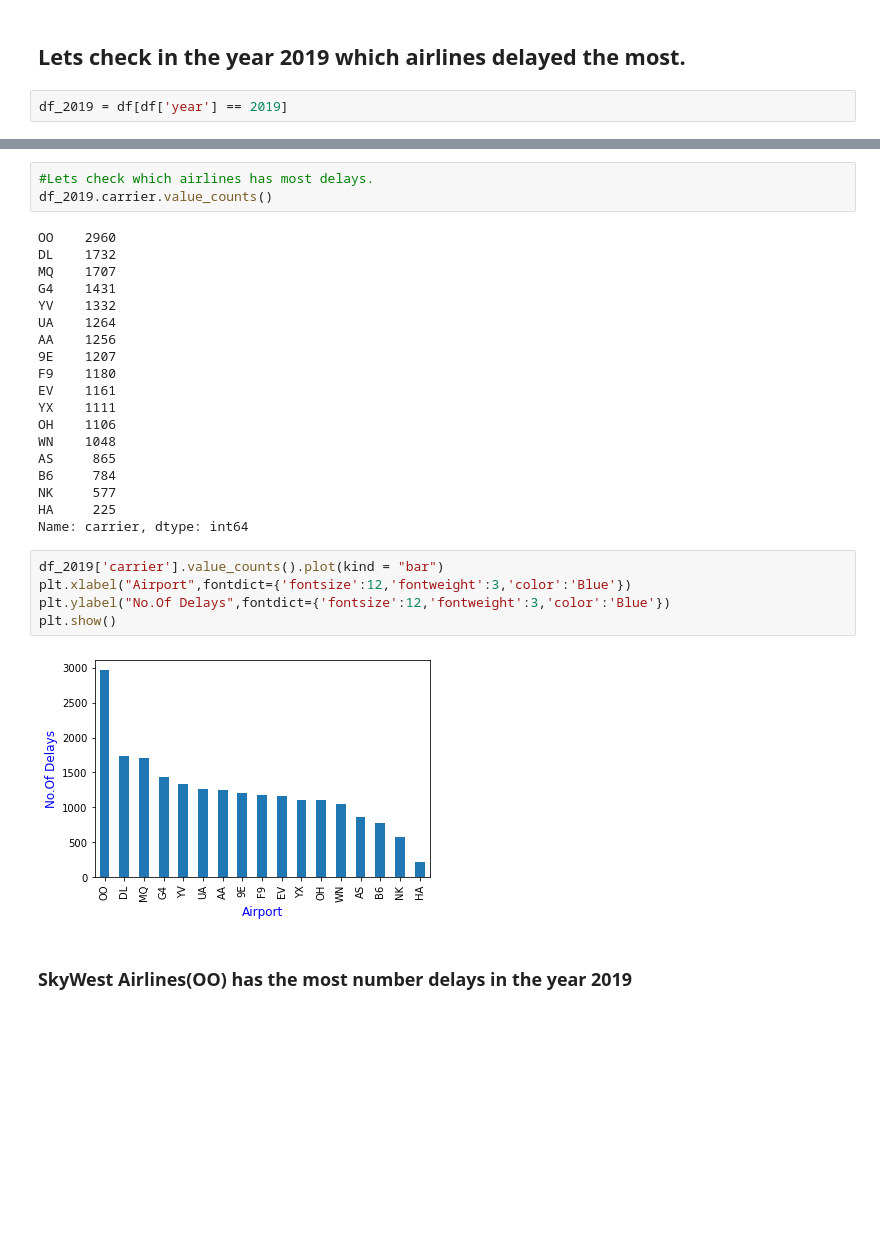
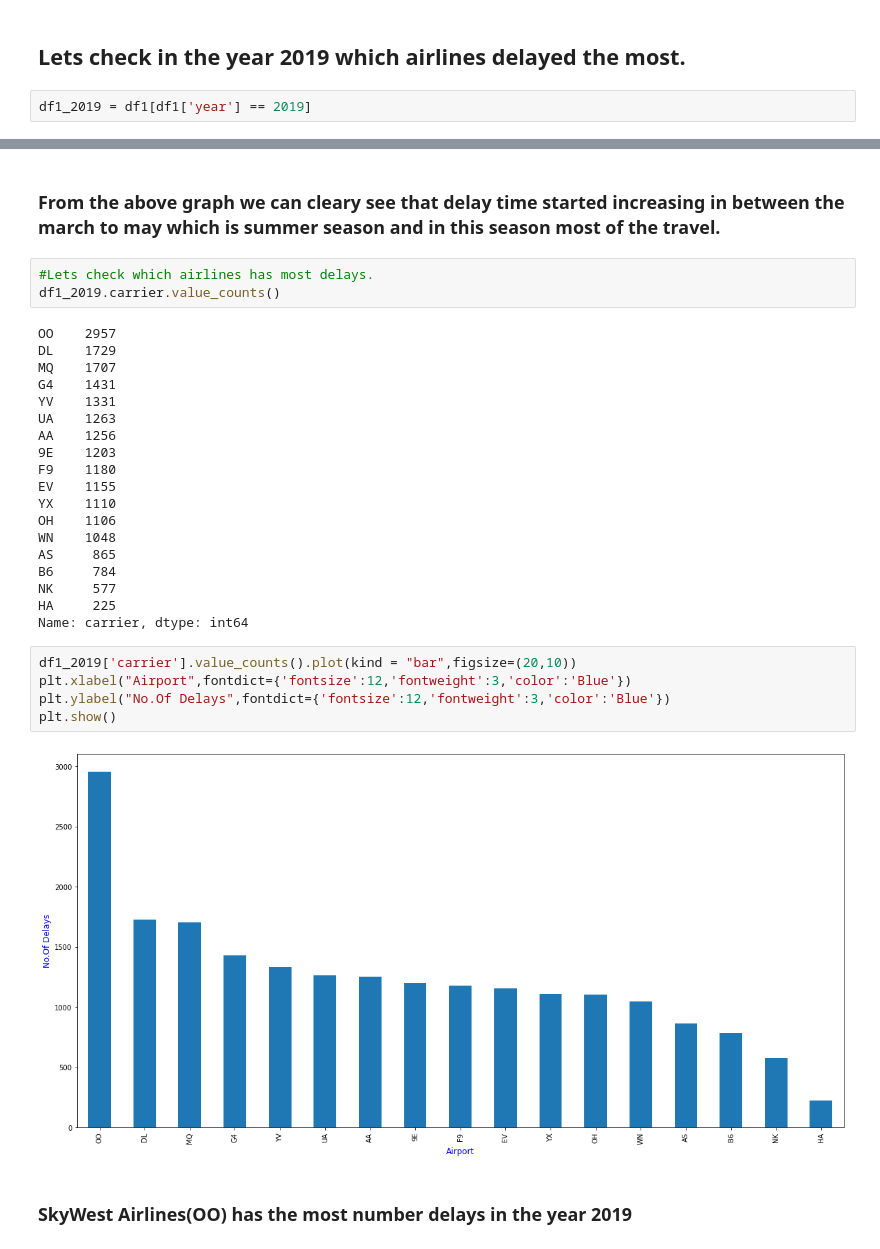
Before and after one commit to KunduruJayasimhareddy/USA-Airlines-Delay-Cause, a Jupyter notebook: EDA PROJECT.ipynb, the cells around one changed output, grey strips where cells are left out. Drawn from its saved outputs; the diff is of its cells as text; blank space fills up the shorter version.

```diff
--- a/EDA PROJECT.ipynb
+++ b/EDA PROJECT.ipynb
@@ -271,5 +305,5 @@ plt.show()
 # %% [markdown]
 ## Lets check in the year 2019 which airlines delayed the most.
 # %%
-df_2019 = df[df['year'] == 2019]
+df1_2019 = df1[df1['year'] == 2019]
 # %%
@@ -287,18 +319,20 @@ df_2019.groupby('month').mean()['arr_delay'].plot(kind='line',figsize=(20,10))
+# %% [markdown]
+### From the above graph we can cleary see that delay time started increasing in between the march to may which is summer season and in this season most of the travel.
 # %%
 #Lets check which airlines has most delays.
-df_2019.carrier.value_counts()
+df1_2019.carrier.value_counts()
 # %% [output]
-OO    2960
-DL    1732
+OO    2957
+DL    1729
 MQ    1707
 G4    1431
-YV    1332
-UA    1264
+YV    1331
+UA    1263
 AA    1256
-9E    1207
+9E    1203
 F9    1180
-EV    1161
-YX    1111
+EV    1155
+YX    1110
 OH    1106
 WN    1048
 AS     865
@@ -307,11 +341,11 @@ NK     577
 HA     225
 Name: carrier, dtype: int64
 # %%
-df_2019['carrier'].value_counts().plot(kind = "bar")
+df1_2019['carrier'].value_counts().plot(kind = "bar",figsize=(20,10))
 plt.xlabel("Airport",fontdict={'fontsize':12,'fontweight':3,'color':'Blue'})
 plt.ylabel("No.Of Delays",fontdict={'fontsize':12,'fontweight':3,'color':'Blue'})
 plt.show()
 # %% [output]
-[figure, old version]
+[figure, new version]
 # %% [markdown]
 ### SkyWest Airlines(OO) has the most number delays in the year 2019
```
Also changed, not shown: parts of 23 cells of this notebook.
